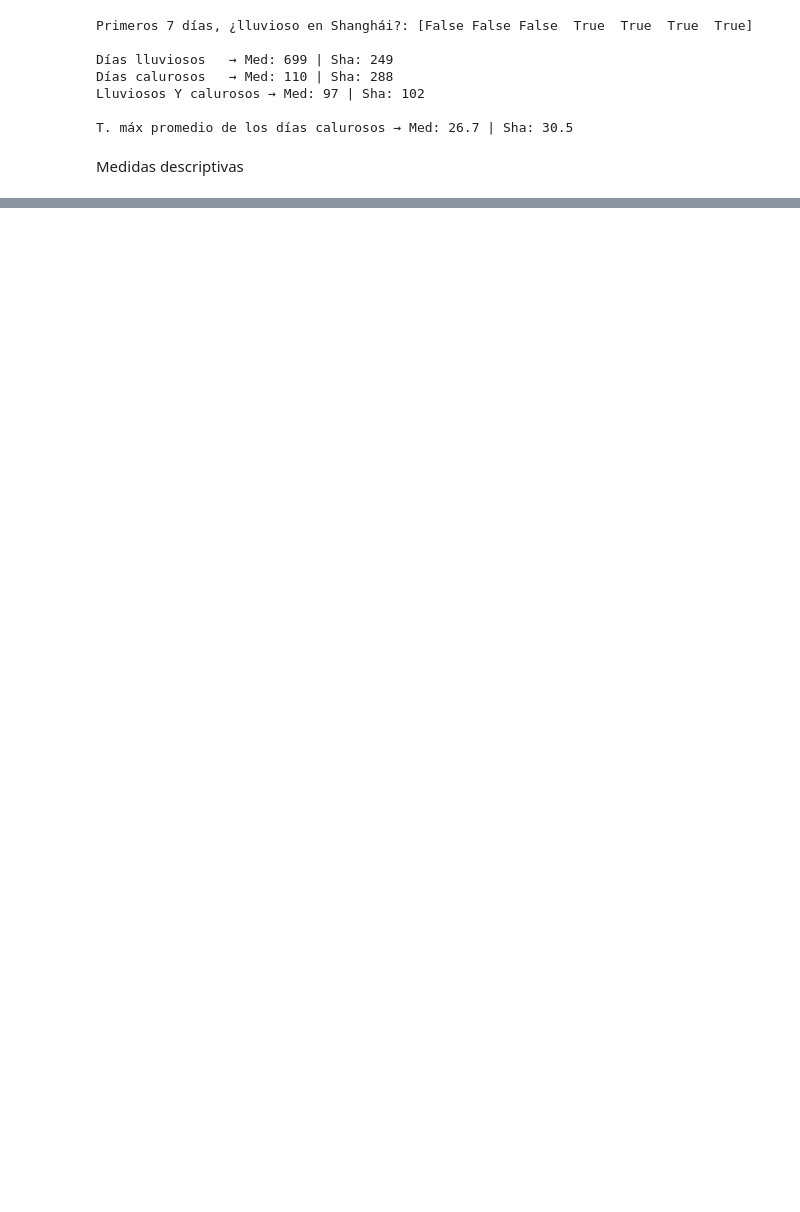
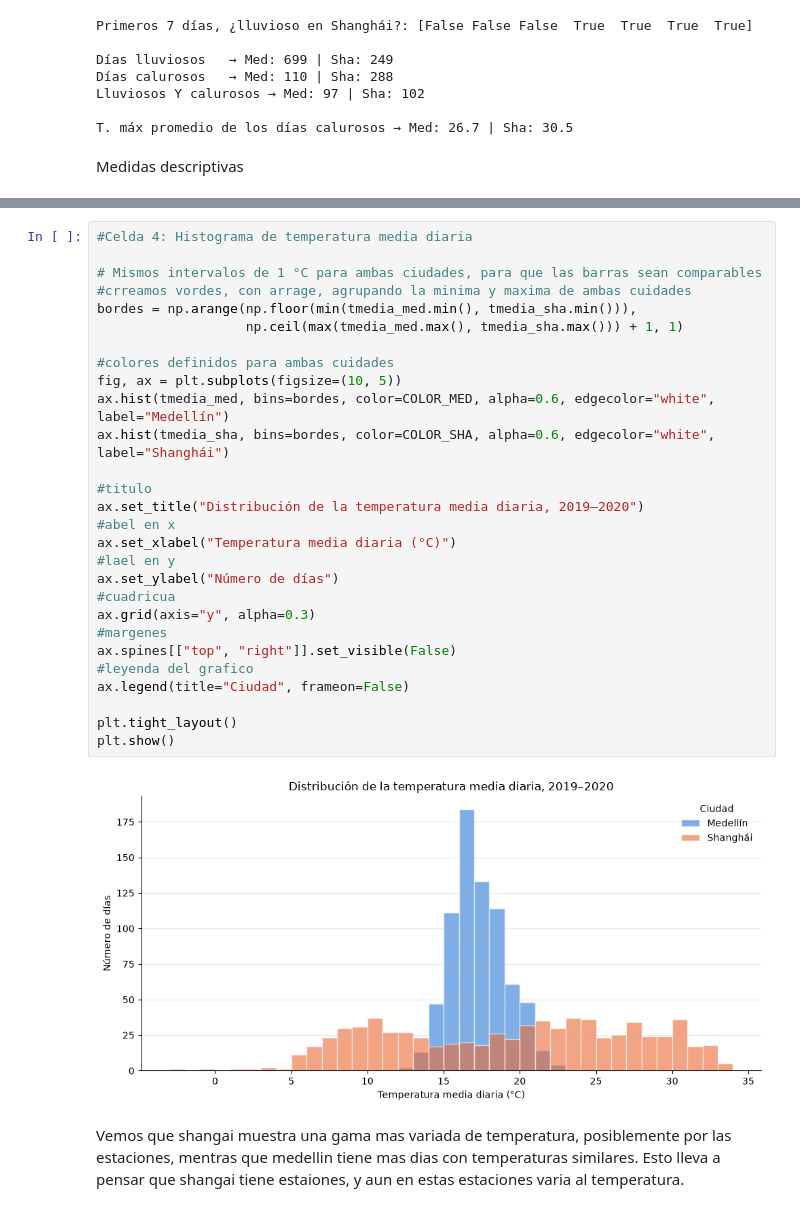
Before and after one commit to AndreaAramburo93/Comparaci-n_datos_clim-ticos, a Jupyter notebook: EA3_Aramburo_Andrea.ipynb, the cells around one changed output, grey strips where cells are left out. Saved outputs shown, nothing was run; the diff lists cells and outputs as text; blank space fills up the shorter version.

```diff
--- a/EA3_Aramburo_Andrea.ipynb
+++ b/EA3_Aramburo_Andrea.ipynb
@@ -371,0 +530,32 @@ Días lluviosos (≥1 mm): 249 de 731
+# %%
+#Celda 4: Histograma de temperatura media diaria
+
+# Mismos intervalos de 1 °C para ambas ciudades, para que las barras sean comparables
+#crreamos vordes, con arrage, agrupando la minima y maxima de ambas cuidades
+bordes = np.arange(np.floor(min(tmedia_med.min(), tmedia_sha.min())),
+                   np.ceil(max(tmedia_med.max(), tmedia_sha.max())) + 1, 1)
+
+#colores definidos para ambas cuidades
+fig, ax = plt.subplots(figsize=(10, 5))
+ax.hist(tmedia_med, bins=bordes, color=COLOR_MED, alpha=0.6, edgecolor="white", label="Medellín")
+ax.hist(tmedia_sha, bins=bordes, color=COLOR_SHA, alpha=0.6, edgecolor="white", label="Shanghái")
+
+#titulo
+ax.set_title("Distribución de la temperatura media diaria, 2019–2020")
+#abel en x
+ax.set_xlabel("Temperatura media diaria (°C)")
+#lael en y
+ax.set_ylabel("Número de días")
+#cuadricua
+ax.grid(axis="y", alpha=0.3)
+#margenes
+ax.spines[["top", "right"]].set_visible(False)
+#leyenda del grafico
+ax.legend(title="Ciudad", frameon=False)
+
+plt.tight_layout()
+plt.show()
+# %% [output]
+[figure, added]
+# %% [markdown]
+Vemos que shangai muestra una gama mas variada de temperatura, posiblemente por las estaciones, mentras que medellin tiene mas dias con temperaturas similares. Esto lleva a pensar que shangai tiene estaiones, y aun en estas estaciones varia al temperatura.
```
Also changed, not shown: parts of 14 cells of this notebook.
